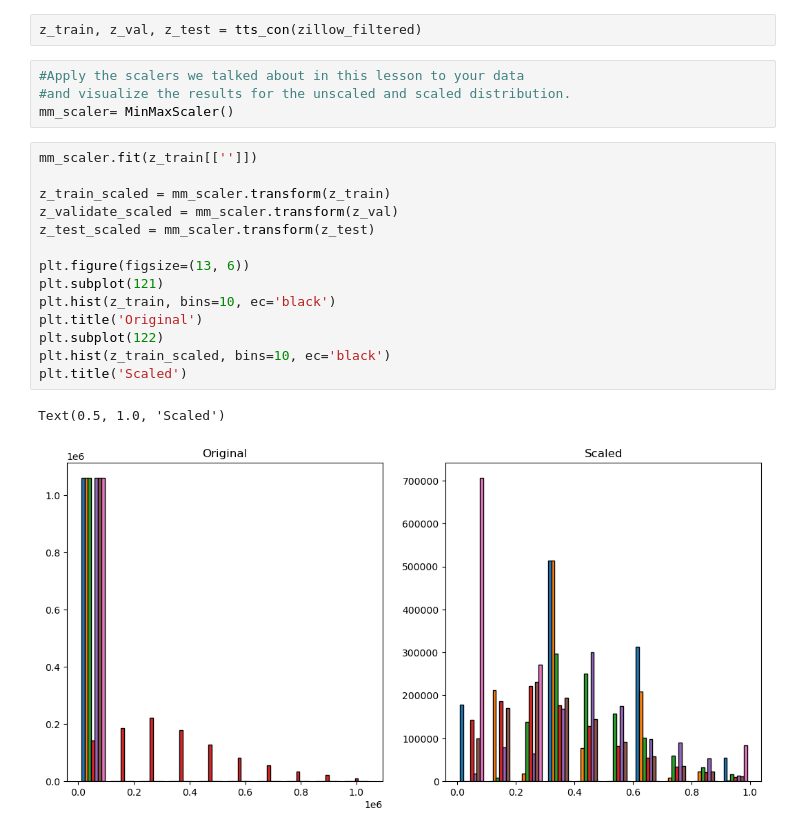
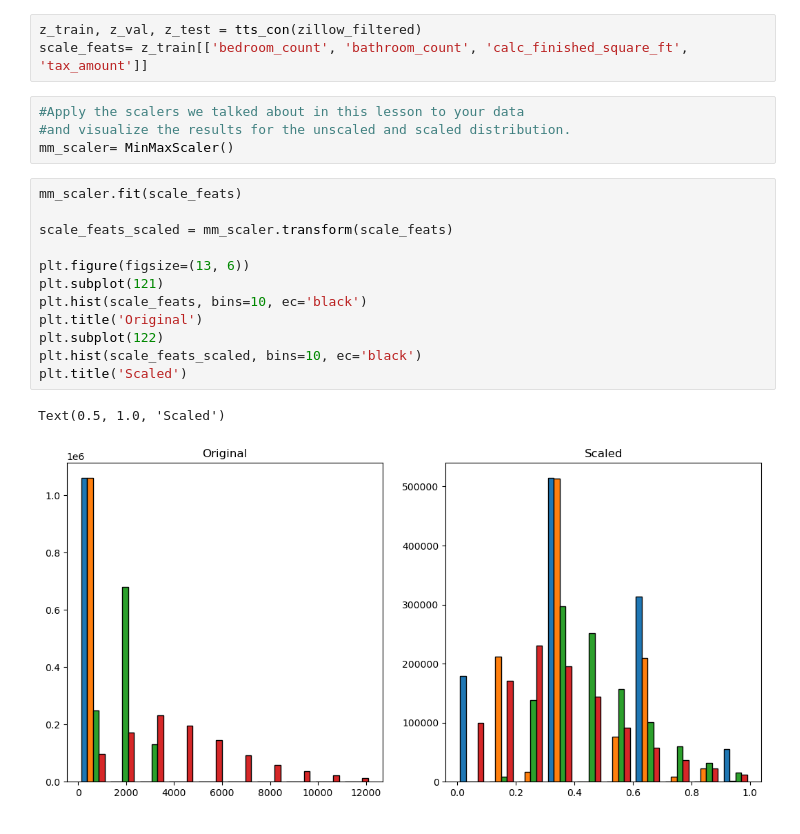
Before and after one commit to Andy-Jensen/regression-exercises, a Jupyter notebook: scaling.ipynb, the cells around one changed output. Drawn from its saved outputs; the diff is of its cells as text.

```diff
--- a/scaling.ipynb
+++ b/scaling.ipynb
@@ -206,27 +206,26 @@ fences
 # Exercises begin here
 # %%
 z_train, z_val, z_test = tts_con(zillow_filtered)
+scale_feats= z_train[['bedroom_count', 'bathroom_count', 'calc_finished_square_ft', 'tax_amount']]
 # %%
 #Apply the scalers we talked about in this lesson to your data
 #and visualize the results for the unscaled and scaled distribution.
 mm_scaler= MinMaxScaler()
 # %%
-mm_scaler.fit(z_train[['']])
+mm_scaler.fit(scale_feats)
 
-z_train_scaled = mm_scaler.transform(z_train)
-z_validate_scaled = mm_scaler.transform(z_val)
-z_test_scaled = mm_scaler.transform(z_test)
+scale_feats_scaled = mm_scaler.transform(scale_feats)
 
 plt.figure(figsize=(13, 6))
 plt.subplot(121)
-plt.hist(z_train, bins=10, ec='black')
+plt.hist(scale_feats, bins=10, ec='black')
 plt.title('Original')
 plt.subplot(122)
-plt.hist(z_train_scaled, bins=10, ec='black')
+plt.hist(scale_feats_scaled, bins=10, ec='black')
 plt.title('Scaled')
 # %% [output]
 Text(0.5, 1.0, 'Scaled')
-[figure, old version]
+[figure, new version]
 # %%
 ss_scaler = sklearn.preprocessing.StandardScaler()
 
```
Also changed, not shown: parts of 11 cells of this notebook, 1 other file.
